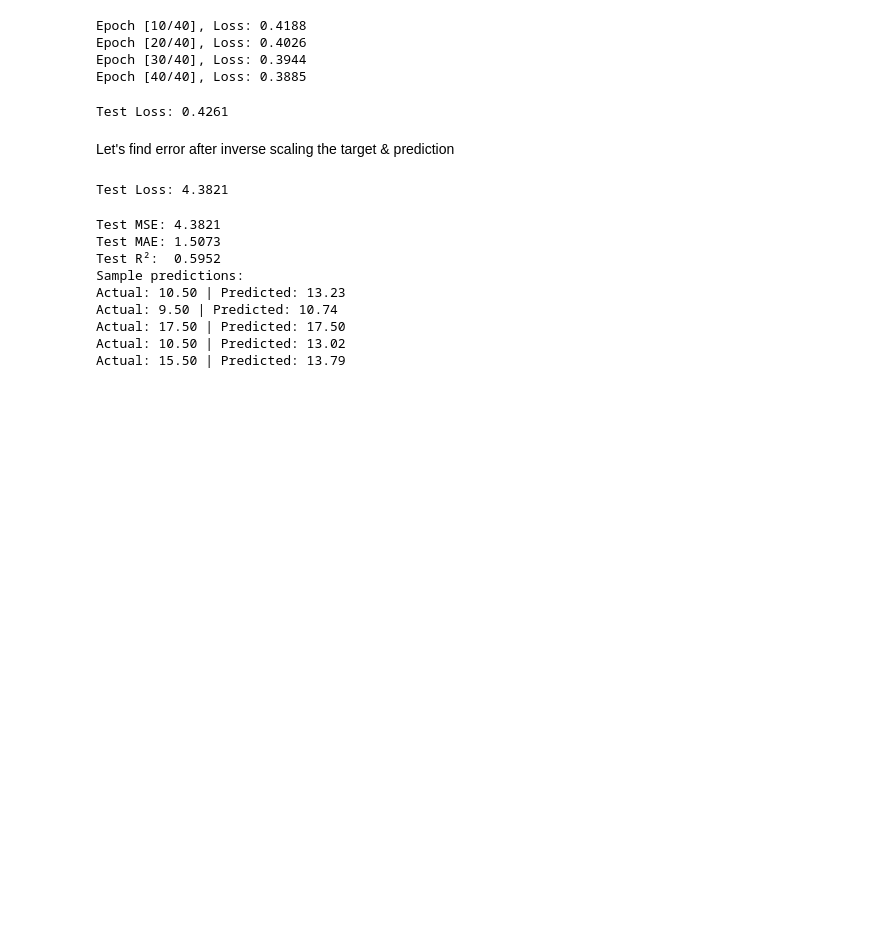
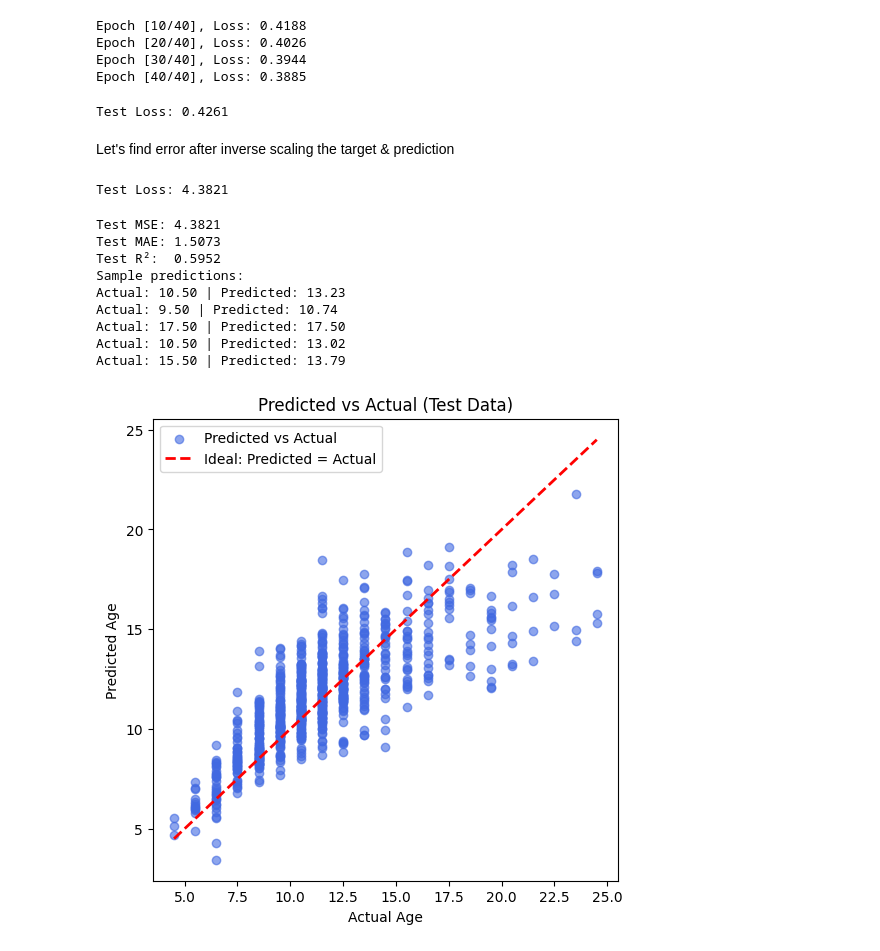
Before and after one commit to nayash/deep-cross-nn-demo, a Jupyter notebook: src/neural-net.ipynb, the cells around one changed output. Cells and saved outputs as stored; diff of their text form; code cells hidden in the pictures; blank space fills up the shorter version.

Commit message:
plot of nn

```diff
--- a/src/neural-net.ipynb
+++ b/src/neural-net.ipynb
@@ -245,3 +245,28 @@ Actual: 9.50 | Predicted: 10.74
 Actual: 17.50 | Predicted: 17.50
 Actual: 10.50 | Predicted: 13.02
 Actual: 15.50 | Predicted: 13.79
+# %%
+import matplotlib.pyplot as plt
+
+os.makedirs(os.path.join(output_path, 'lin_reg_poly'), exist_ok=True)
+
+plt.figure(figsize=(6, 6))
+plt.scatter(all_targets, all_preds,
+             alpha=0.6, color='royalblue', label='Predicted vs Actual')
+plt.plot(
+    [min(all_targets), max(all_targets)],
+    [min(all_targets), max(all_targets)],
+    color='red',
+    linestyle='--',
+    linewidth=2,
+    label='Ideal: Predicted = Actual'
+)
+plt.xlabel('Actual Age')
+plt.ylabel('Predicted Age')
+plt.title('Predicted vs Actual (Test Data)')
+plt.legend()
+
+plt.savefig(output_path_nn+'/nn_plot.png', dpi=300, bbox_inches='tight')
+plt.show()
+# %% [output]
+[figure, added]
```
Also changed, not shown: 1 other file.
